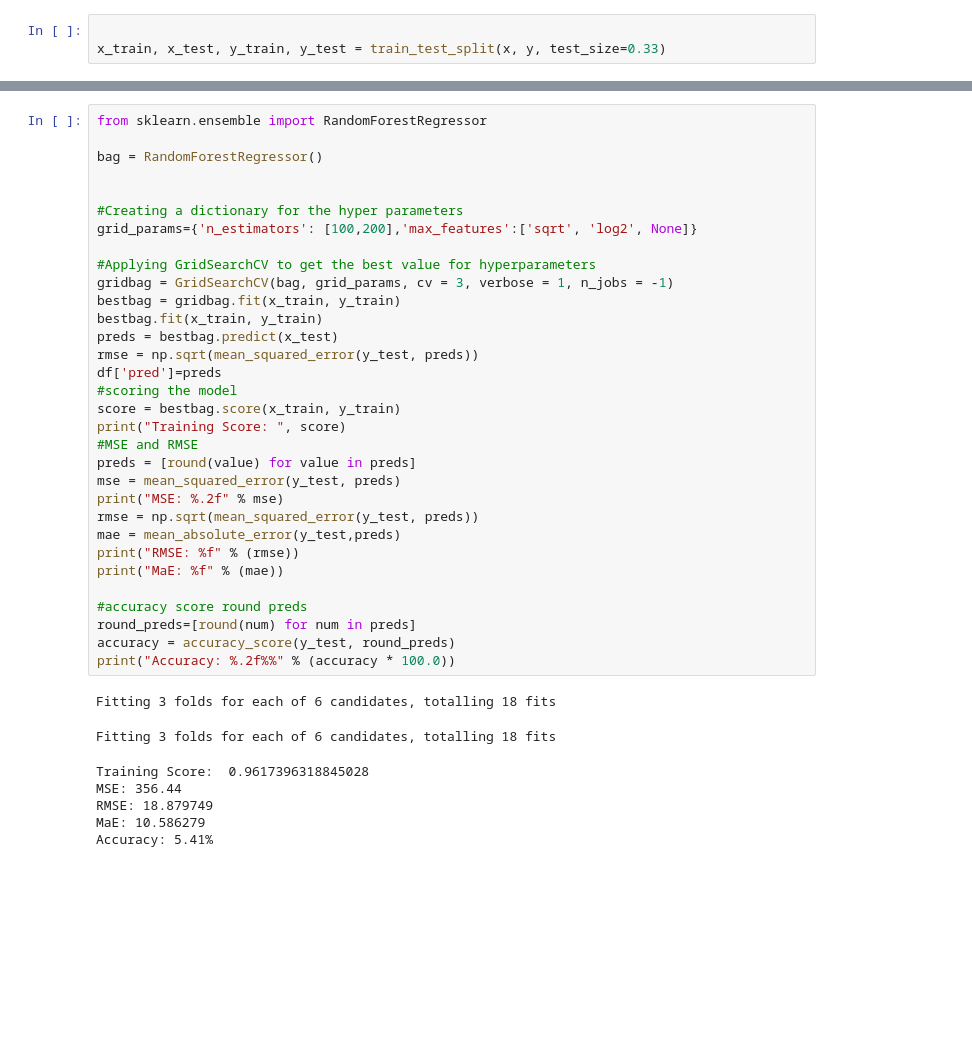
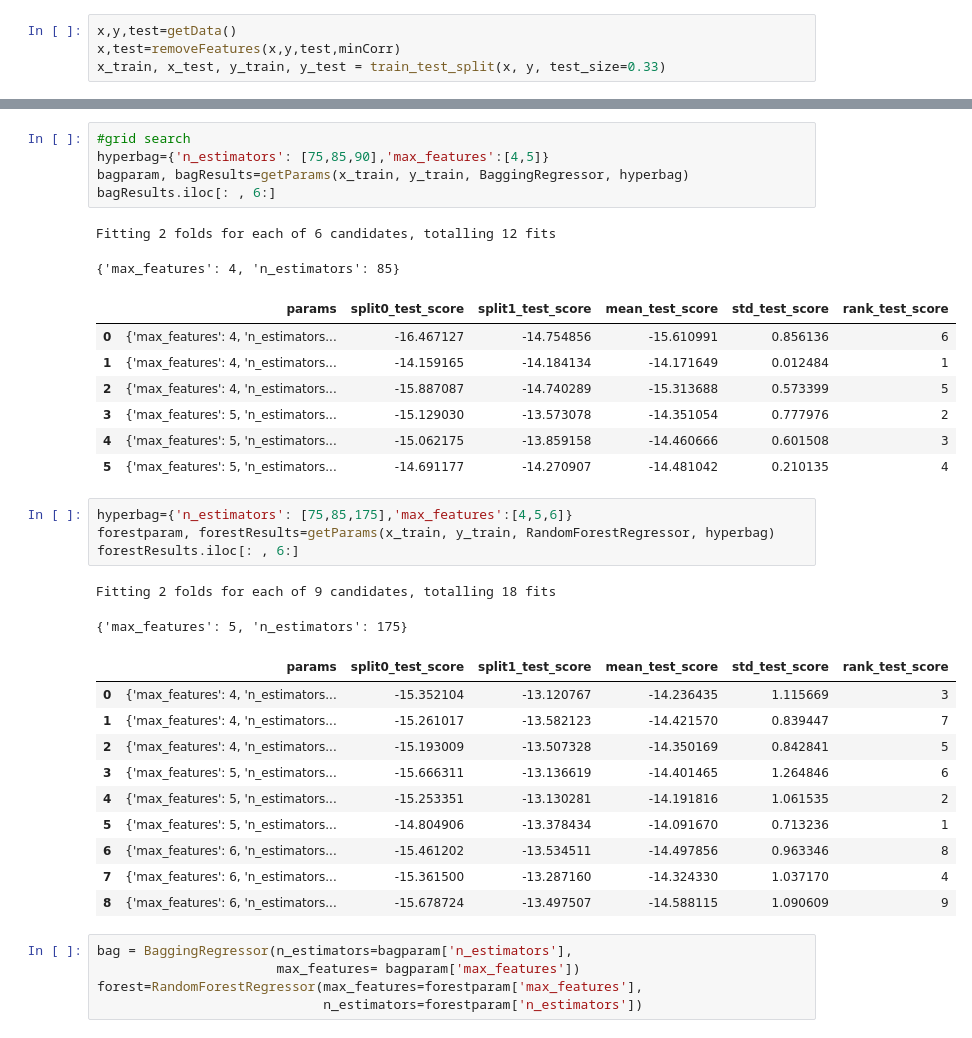
Before and after one commit to Camouflage10/disease-spread-model, a Jupyter notebook: disease_model.ipynb, the cells around one changed output, grey strips where cells are left out. Cells and saved outputs as stored; diff of their text form; blank space fills up the shorter version.

```diff
--- a/disease_model.ipynb
+++ b/disease_model.ipynb
@@ -90,3 +108,4 @@ month:  0
 # %%
-
+x,y,test=getData()
+x,test=removeFeatures(x,y,test,minCorr)
 x_train, x_test, y_train, y_test = train_test_split(x, y, test_size=0.33)
@@ -156,40 +130,37 @@ Accuracy: 1.87%
-# %%
-from sklearn.ensemble import RandomForestRegressor
-
-bag = RandomForestRegressor()
-
-
-#Creating a dictionary for the hyper parameters
-grid_params={'n_estimators': [100,200],'max_features':['sqrt', 'log2', None]}
-
-#Applying GridSearchCV to get the best value for hyperparameters
-gridbag = GridSearchCV(bag, grid_params, cv = 3, verbose = 1, n_jobs = -1)
-bestbag = gridbag.fit(x_train, y_train)
-bestbag.fit(x_train, y_train)
-preds = bestbag.predict(x_test)
-rmse = np.sqrt(mean_squared_error(y_test, preds))
-df['pred']=preds
-#scoring the model
-score = bestbag.score(x_train, y_train)
-print("Training Score: ", score)
-#MSE and RMSE
-preds = [round(value) for value in preds]
-mse = mean_squared_error(y_test, preds)
-print("MSE: %.2f" % mse)
-rmse = np.sqrt(mean_squared_error(y_test, preds))
-mae = mean_absolute_error(y_test,preds)
-print("RMSE: %f" % (rmse))
-print("MaE: %f" % (mae))
-
-#accuracy score round preds
-round_preds=[round(num) for num in preds]
-accuracy = accuracy_score(y_test, round_preds)
-print("Accuracy: %.2f%%" % (accuracy * 100.0))
-# %% [output]
-Fitting 3 folds for each of 6 candidates, totalling 18 fits
-Fitting 3 folds for each of 6 candidates, totalling 18 fits
-Training Score:  0.9617396318845028
-MSE: 356.44
-RMSE: 18.879749
-MaE: 10.586279
-Accuracy: 5.41%
+# %%
+#grid search
+hyperbag={'n_estimators': [75,85,90],'max_features':[4,5]}
+bagparam, bagResults=getParams(x_train, y_train, BaggingRegressor, hyperbag)
+bagResults.iloc[: , 6:]
+# %% [output]
+Fitting 2 folds for each of 6 candidates, totalling 12 fits
+{'max_features': 4, 'n_estimators': 85}
+|  | params | split0_test_score | split1_test_score | mean_test_score | std_test_score | rank_test_score |
+| 0 | {'max_features': 4, 'n_estimators... | -16.467127 | -14.754856 | -15.610991 | 0.856136 | 6 |
+| 1 | {'max_features': 4, 'n_estimators... | -14.159165 | -14.184134 | -14.171649 | 0.012484 | 1 |
+| 2 | {'max_features': 4, 'n_estimators... | -15.887087 | -14.740289 | -15.313688 | 0.573399 | 5 |
+| 3 | {'max_features': 5, 'n_estimators... | -15.129030 | -13.573078 | -14.351054 | 0.777976 | 2 |
+| 4 | {'max_features': 5, 'n_estimators... | -15.062175 | -13.859158 | -14.460666 | 0.601508 | 3 |
+| 5 | {'max_features': 5, 'n_estimators... | -14.691177 | -14.270907 | -14.481042 | 0.210135 | 4 |
+# %%
+hyperbag={'n_estimators': [75,85,175],'max_features':[4,5,6]}
+forestparam, forestResults=getParams(x_train, y_train, RandomForestRegressor, hyperbag)
+forestResults.iloc[: , 6:]
+# %% [output]
+Fitting 2 folds for each of 9 candidates, totalling 18 fits
+{'max_features': 5, 'n_estimators': 175}
+|  | params | split0_test_score | split1_test_score | mean_test_score | std_test_score | rank_test_score |
+| 0 | {'max_features': 4, 'n_estimators... | -15.352104 | -13.120767 | -14.236435 | 1.115669 | 3 |
+| 1 | {'max_features': 4, 'n_estimators... | -15.261017 | -13.582123 | -14.421570 | 0.839447 | 7 |
+| 2 | {'max_features': 4, 'n_estimators... | -15.193009 | -13.507328 | -14.350169 | 0.842841 | 5 |
+| 3 | {'max_features': 5, 'n_estimators... | -15.666311 | -13.136619 | -14.401465 | 1.264846 | 6 |
+| 4 | {'max_features': 5, 'n_estimators... | -15.253351 | -13.130281 | -14.191816 | 1.061535 | 2 |
+| 5 | {'max_features': 5, 'n_estimators... | -14.804906 | -13.378434 | -14.091670 | 0.713236 | 1 |
+| 6 | {'max_features': 6, 'n_estimators... | -15.461202 | -13.534511 | -14.497856 | 0.963346 | 8 |
+| 7 | {'max_features': 6, 'n_estimators... | -15.361500 | -13.287160 | -14.324330 | 1.037170 | 4 |
+| 8 | {'max_features': 6, 'n_estimators... | -15.678724 | -13.497507 | -14.588115 | 1.090609 | 9 |
+# %%
+bag = BaggingRegressor(n_estimators=bagparam['n_estimators'],
+                       max_features= bagparam['max_features'])
+forest=RandomForestRegressor(max_features=forestparam['max_features'],
+                             n_estimators=forestparam['n_estimators'])
```
Also changed, not shown: parts of 18 cells of this notebook.
